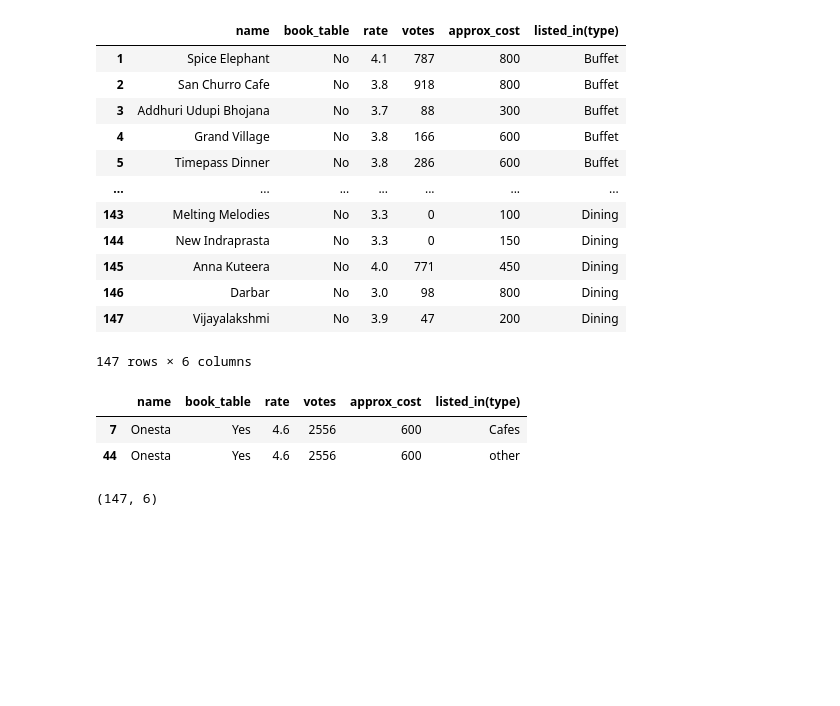
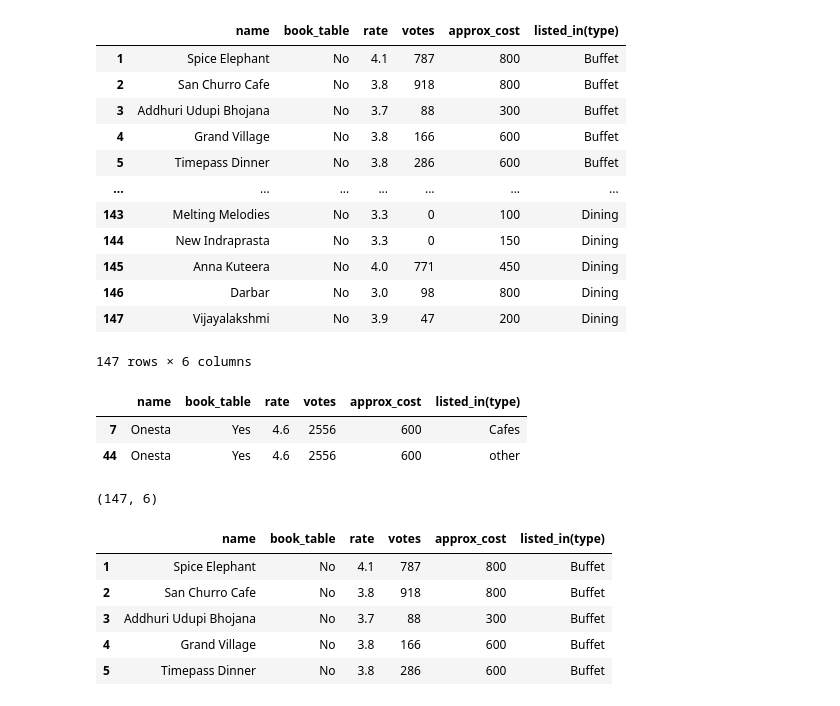
Before and after one commit to Rachit74/Zomato-dataset-oprerations, a Jupyter notebook: notebook.ipynb, the cells around one changed output. Drawn from its saved outputs; the diff is of its cells as text; code cells hidden in the pictures; blank space fills up the shorter version.

```diff
--- a/notebook.ipynb
+++ b/notebook.ipynb
@@ -332,3 +334,12 @@ dat.drop_duplicates(inplace=True)
 dat.shape
 # %% [output]
 (147, 6)
+# %%
+dat.head()
+# %% [output]
+|  | name | book_table | rate | votes | approx_cost | listed_in(type) |
+| 1 | Spice Elephant | No | 4.1 | 787 | 800 | Buffet |
+| 2 | San Churro Cafe | No | 3.8 | 918 | 800 | Buffet |
+| 3 | Addhuri Udupi Bhojana | No | 3.7 | 88 | 300 | Buffet |
+| 4 | Grand Village | No | 3.8 | 166 | 600 | Buffet |
+| 5 | Timepass Dinner | No | 3.8 | 286 | 600 | Buffet |
```
Also changed, not shown: parts of 9 cells of this notebook.
